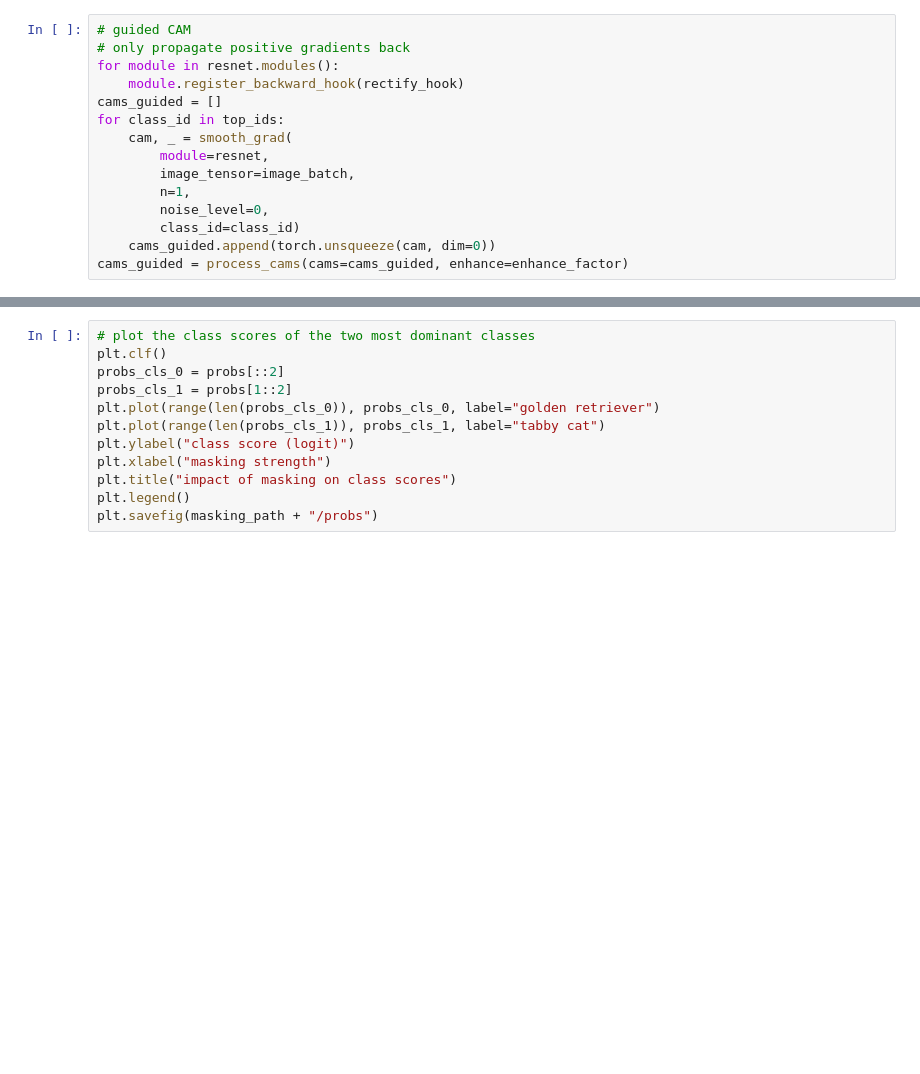
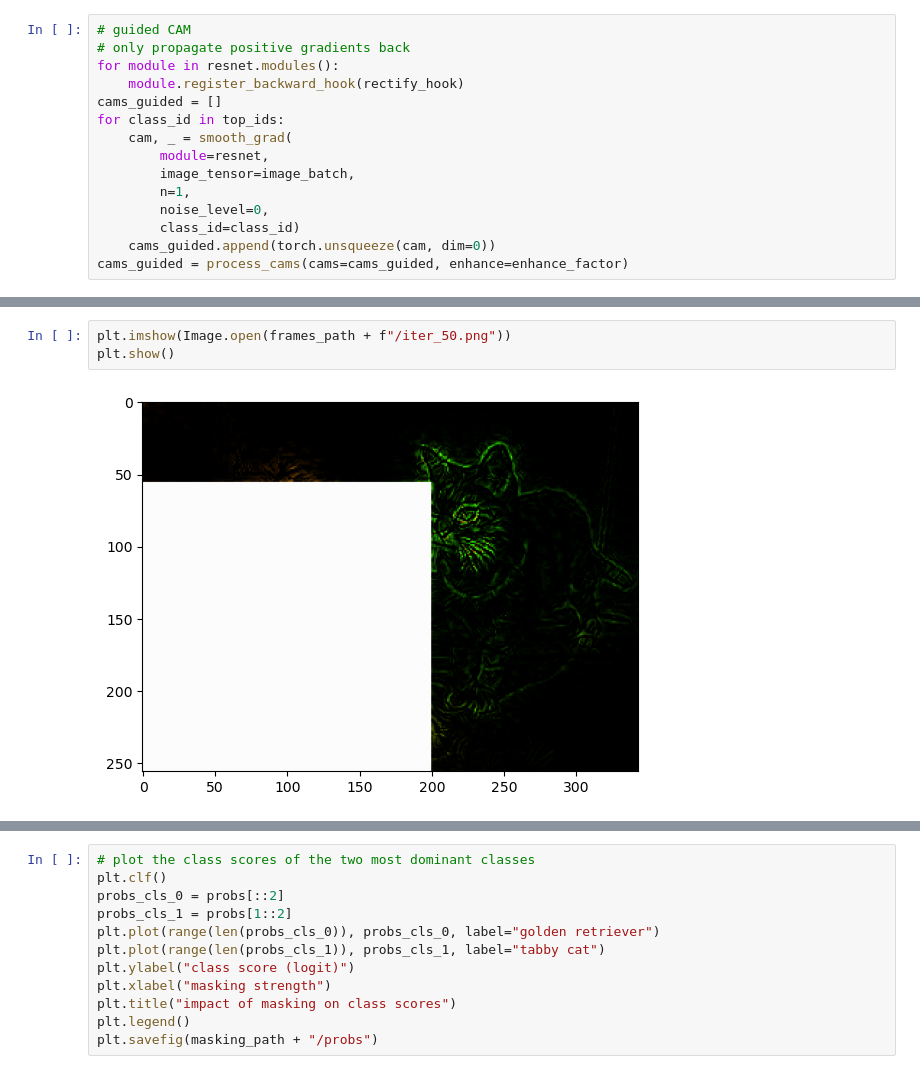
Before and after one commit to MilanKalkenings/small_machine_learning_projects, a Jupyter notebook: src/cam_smoothgrad_guided/cam_smoothgrad_guided.ipynb, the cells around one changed output, grey strips where cells are left out. Saved outputs shown, nothing was run; the diff lists cells and outputs as text; blank space fills up the shorter version.

```diff
--- a/src/cam_smoothgrad_guided/cam_smoothgrad_guided.ipynb
+++ b/src/cam_smoothgrad_guided/cam_smoothgrad_guided.ipynb
@@ -256,0 +258,5 @@ imageio.mimsave(masking_path + "/masking.gif", frames, duration=0.05)
+# %%
+plt.imshow(Image.open(frames_path + f"/iter_50.png"))
+plt.show()
+# %% [output]
+[figure, added]
```
Also changed, not shown: parts of 9 cells of this notebook.
